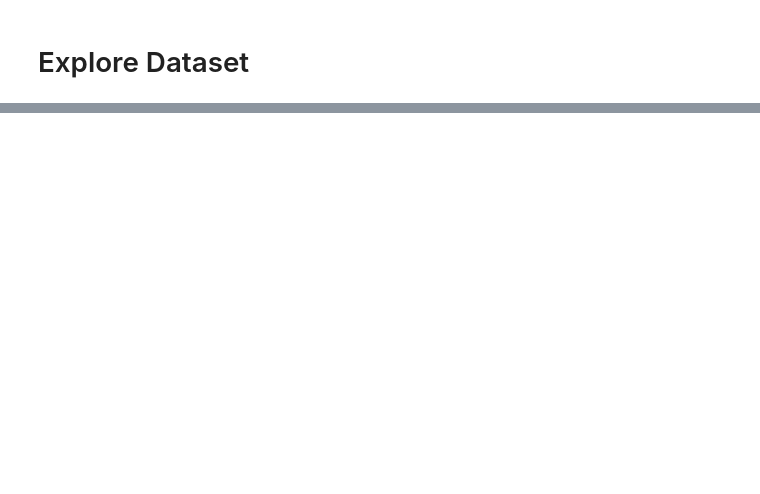
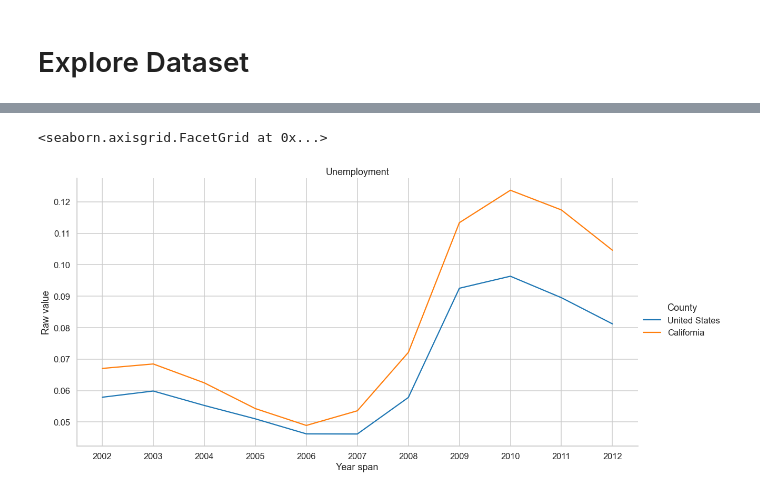
Before and after one commit to spicyyramen/US-county-health-rankings, a Jupyter notebook: exploratory_analysis.ipynb, the cells around one changed output, grey strips where cells are left out. Cells and saved outputs as stored; diff of their text form; code cells hidden in the pictures; blank space fills up the shorter version.

```diff
--- a/exploratory_analysis.ipynb
+++ b/exploratory_analysis.ipynb
@@ -92,0 +183,10 @@ g.set_title("Violent Crime Rate Over Time - California");
+# %%
+sns.set_context("talk")
+sns.set_style("whitegrid")
+sns.relplot(
+    data=unemp_df.loc[(unemp_df['County'] == "United States") | (unemp_df['County'] == "California")],
+    x="Year span", y="Raw value", hue="County", kind="line", height=8, aspect=2
+).set(title='Unemployment')
+# %% [output]
+<seaborn.axisgrid.FacetGrid at 0x...>
+[figure, added]
```
Also changed, not shown: parts of 25 cells of this notebook.
